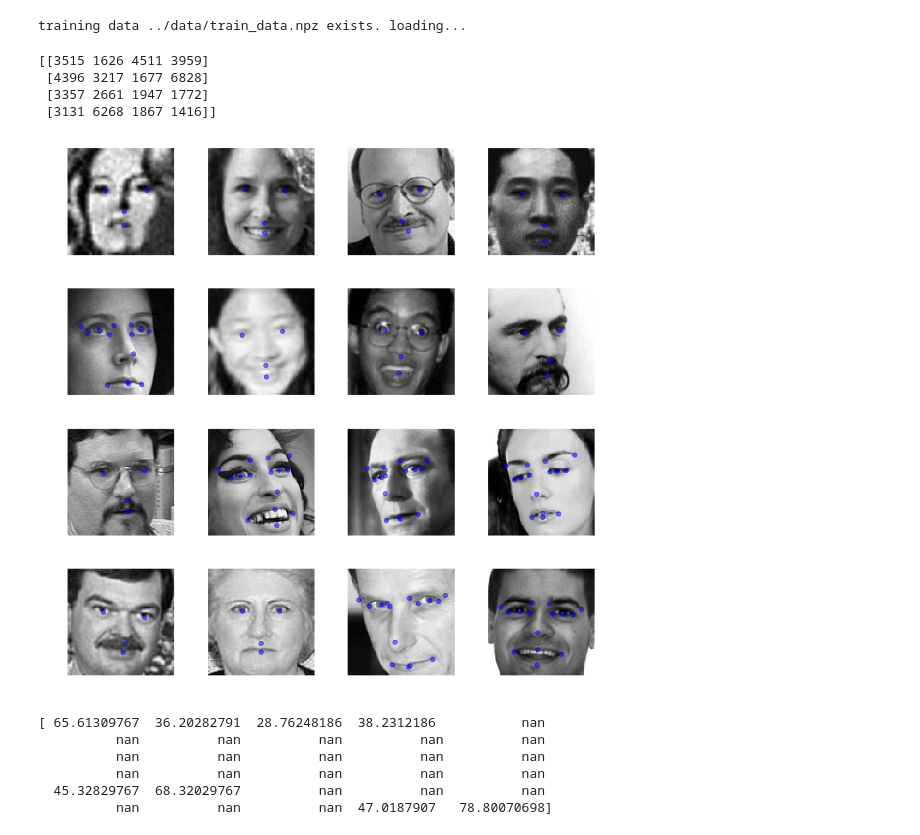
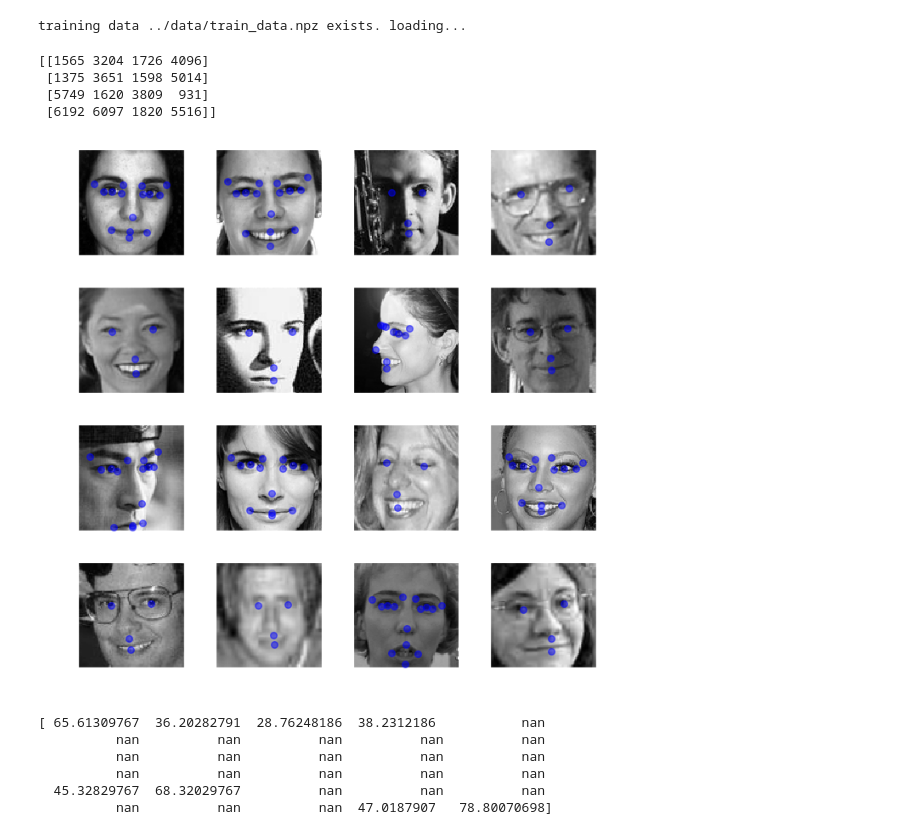
Before and after one commit to shaktisourav/facial_keypoint_recognition, a Jupyter notebook: src/facial_recog_kaggle.ipynb, the cells around one changed output. Drawn from its saved outputs; the diff is of its cells as text; code cells hidden in the pictures.

```diff
--- a/src/facial_recog_kaggle.ipynb
+++ b/src/facial_recog_kaggle.ipynb
@@ -80,32 +80,32 @@ training data ../data/train_data.npz exists. loading...
 # %%
 # print X_train.shape
 # print y_train.shape
 
 N_img_x = 4
 N_img_y = 4
 sel_idx = np.random.choice(X_train.shape[0], N_img_x * N_img_y, replace=False).reshape(N_img_x, N_img_y)
 print sel_idx
 
-plt.rcParams['figure.figsize'] = (12.0, 12.0) # set default size of plots
+plt.rcParams['figure.figsize'] = (8.0, 8.0) # set default size of plots
 for n_y in range(N_img_y):
     for n_x in range(N_img_x):
         i = sel_idx[n_x][n_y]
         a = X_train[i].reshape(96, 96)
         b = y_train[i]
         b_x = b[0::2]
         b_y = b[1::2]
 
         plt.subplot(N_img_x, N_img_y, n_y * N_img_x + n_x + 1)
         plt.imshow(a)
         plt.scatter(b_x, b_y, s=30, alpha=0.5, color='blue')
         plt.gca().axis('off')
 plt.show()
 # %% [output]
-[[3515 1626 4511 3959]
- [4396 3217 1677 6828]
- [3357 2661 1947 1772]
- [3131 6268 1867 1416]]
+[[1565 3204 1726 4096]
+ [1375 3651 1598 5014]
+ [5749 1620 3809  931]
+ [6192 6097 1820 5516]]
-[figure, old version]
+[figure, new version]
 # %%
 # From the above pictures, we see that some of the features are missing.
 print y_train[4096]
```
Also changed, not shown: parts of 1 cell of this notebook, 1 other file.
